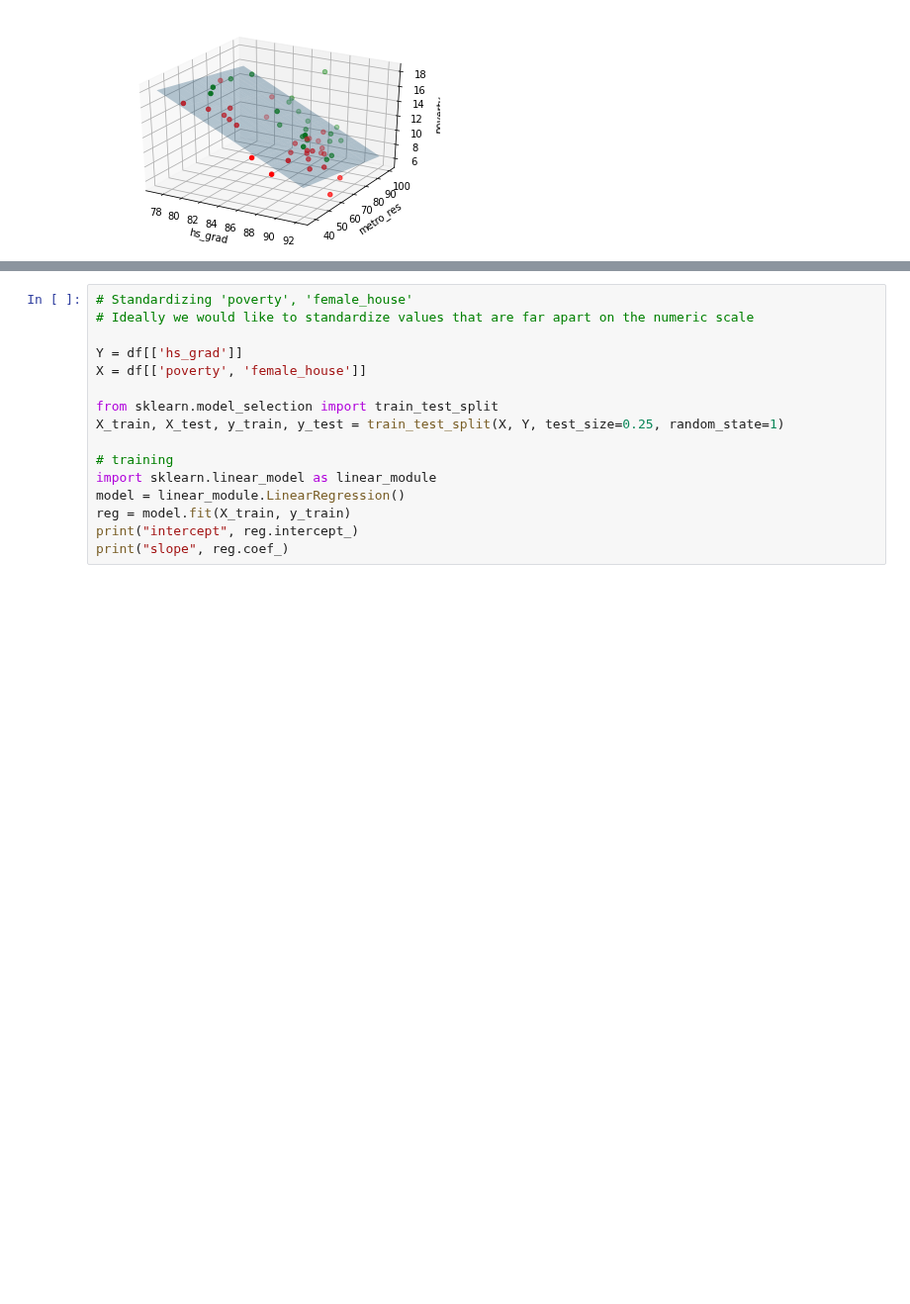
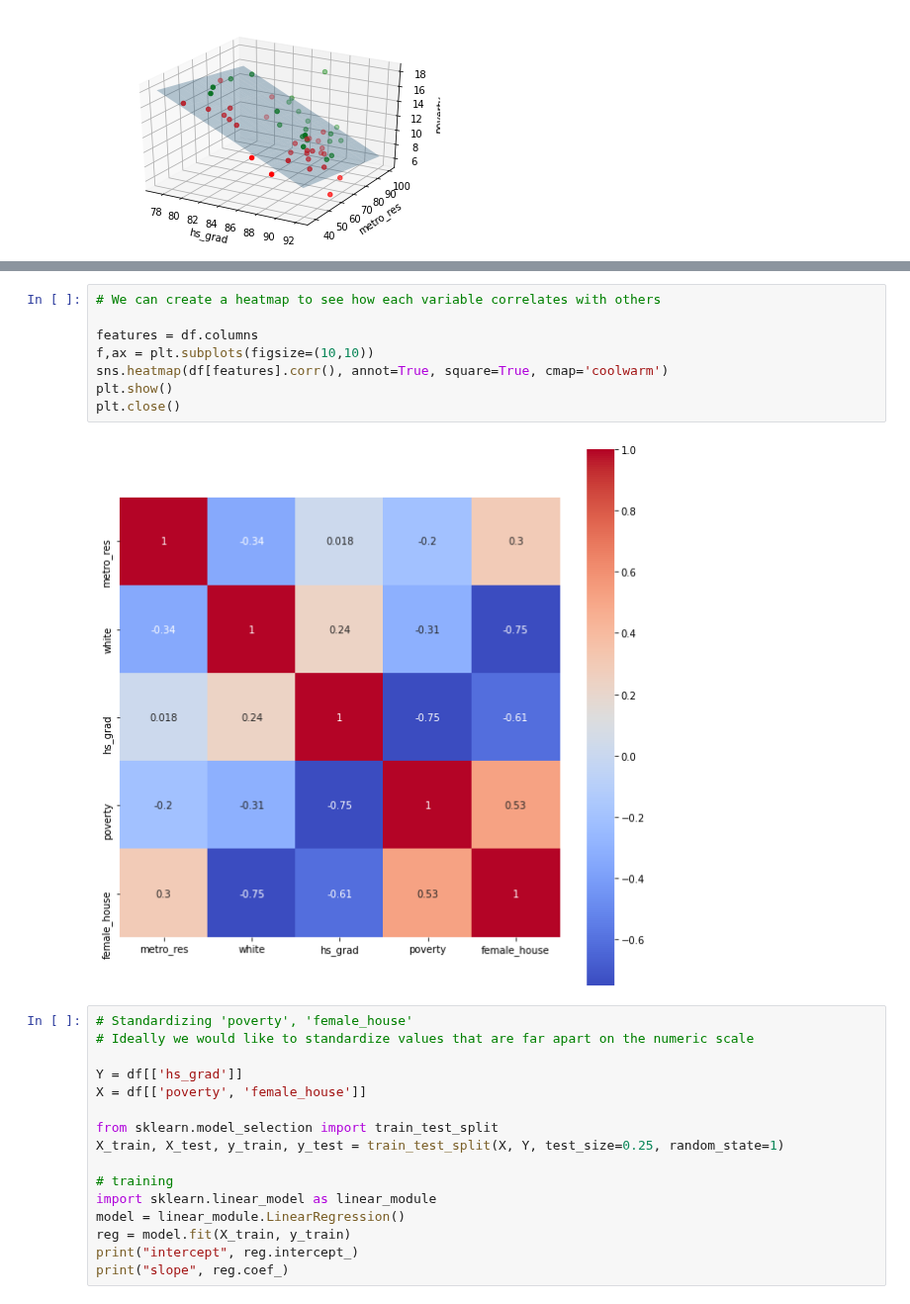
Before and after one commit to MashaKubyshina/Data_Science_Scripts, a Jupyter notebook: Regression_on_States_Basics_of_Statistics_Class.ipynb, the cells around one changed output, grey strips where cells are left out. Shown at 99% size. Cells and saved outputs as stored; diff of their text form; blank space fills up the shorter version.

```diff
--- a/Regression_on_States_Basics_of_Statistics_Class.ipynb
+++ b/Regression_on_States_Basics_of_Statistics_Class.ipynb
@@ -387,3 +498,13 @@ Text(0.5, 0, 'poverty')
+# %%
+# We can create a heatmap to see how each variable correlates with others
+
+features = df.columns
+f,ax = plt.subplots(figsize=(10,10))
+sns.heatmap(df[features].corr(), annot=True, square=True, cmap='coolwarm')
+plt.show()
+plt.close()
+# %% [output]
+[figure, added]
 # %%
 # Standardizing 'poverty', 'female_house'
 # Ideally we would like to standardize values that are far apart on the numeric scale
```
Also changed, not shown: parts of 8 cells of this notebook.
